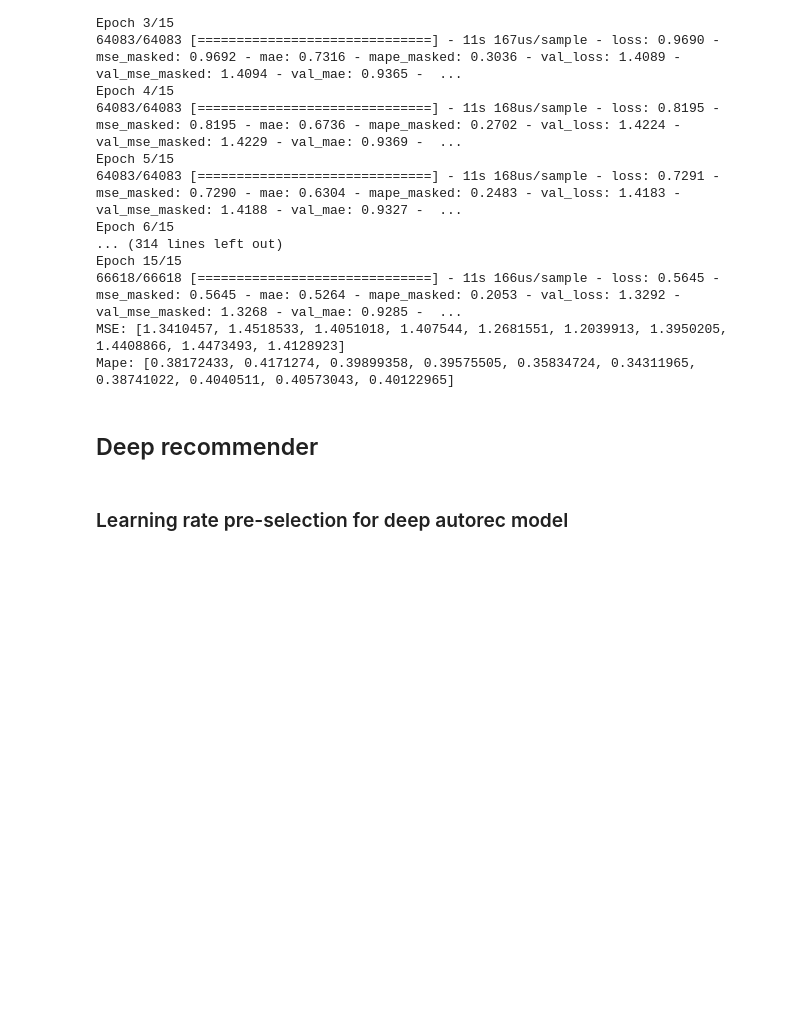
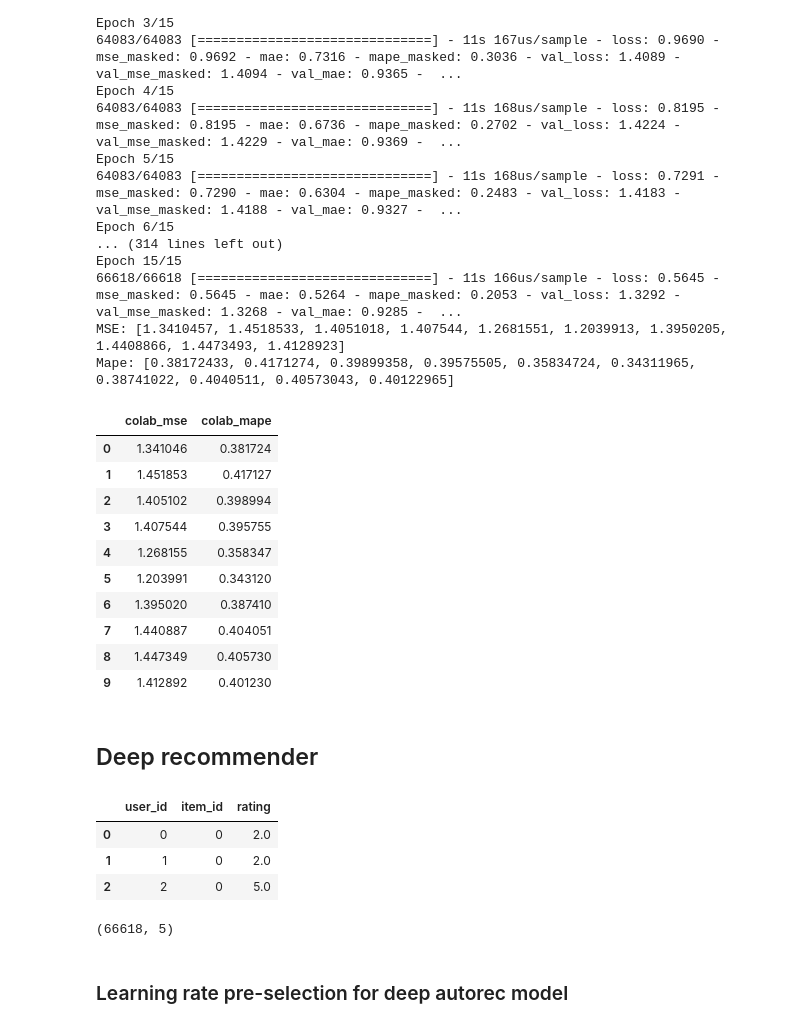
Before and after one commit to maddataanalyst/deepautorec_paper, a Jupyter notebook: notebooks/autorecommender_drafts.ipynb, the cells around one changed output. Saved outputs shown, nothing was run; the diff lists cells and outputs as text; code cells hidden in the pictures; blank space fills up the shorter version.

```diff
--- a/notebooks/autorecommender_drafts.ipynb
+++ b/notebooks/autorecommender_drafts.ipynb
@@ -226,5 +229,30 @@ colab_res = pd.DataFrame({'colab_mse': colab_mse, 'colab_mape': colab_mape})
 colab_res.to_csv("./notebooks/colab_res.csv", index=False)
 # %%
 colab_res = pd.read_csv("./notebooks/colab_res.csv", index_col=None)
+# %%
+colab_res
+# %% [output]
+|  | colab_mse | colab_mape |
+| 0 | 1.341046 | 0.381724 |
+| 1 | 1.451853 | 0.417127 |
+| 2 | 1.405102 | 0.398994 |
+| 3 | 1.407544 | 0.395755 |
+| 4 | 1.268155 | 0.358347 |
+| 5 | 1.203991 | 0.343120 |
+| 6 | 1.395020 | 0.387410 |
+| 7 | 1.440887 | 0.404051 |
+| 8 | 1.447349 | 0.405730 |
+| 9 | 1.412892 | 0.401230 |
 # %% [markdown]
 ## Deep recommender
+# %%
+exd.Xraw_train.head(3)
+# %% [output]
+|  | user_id | item_id | rating |
+| 0 | 0 | 0 | 2.0 |
+| 1 | 1 | 0 | 2.0 |
+| 2 | 2 | 0 | 5.0 |
+# %%
+exd.Xfeatures_train.shape
+# %% [output]
+(66618, 5)
```
Also changed, not shown: parts of 5 cells of this notebook, 2 other files.
